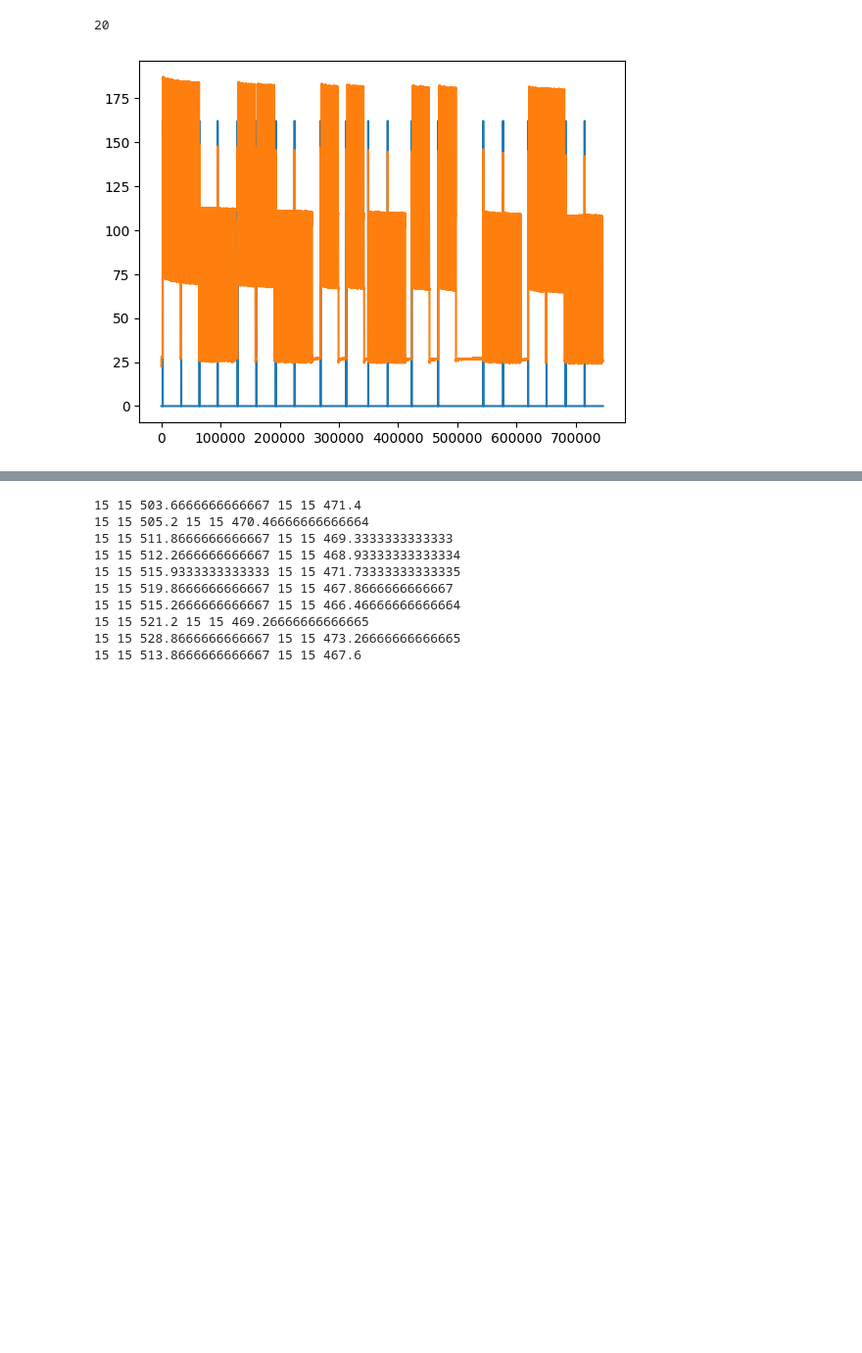
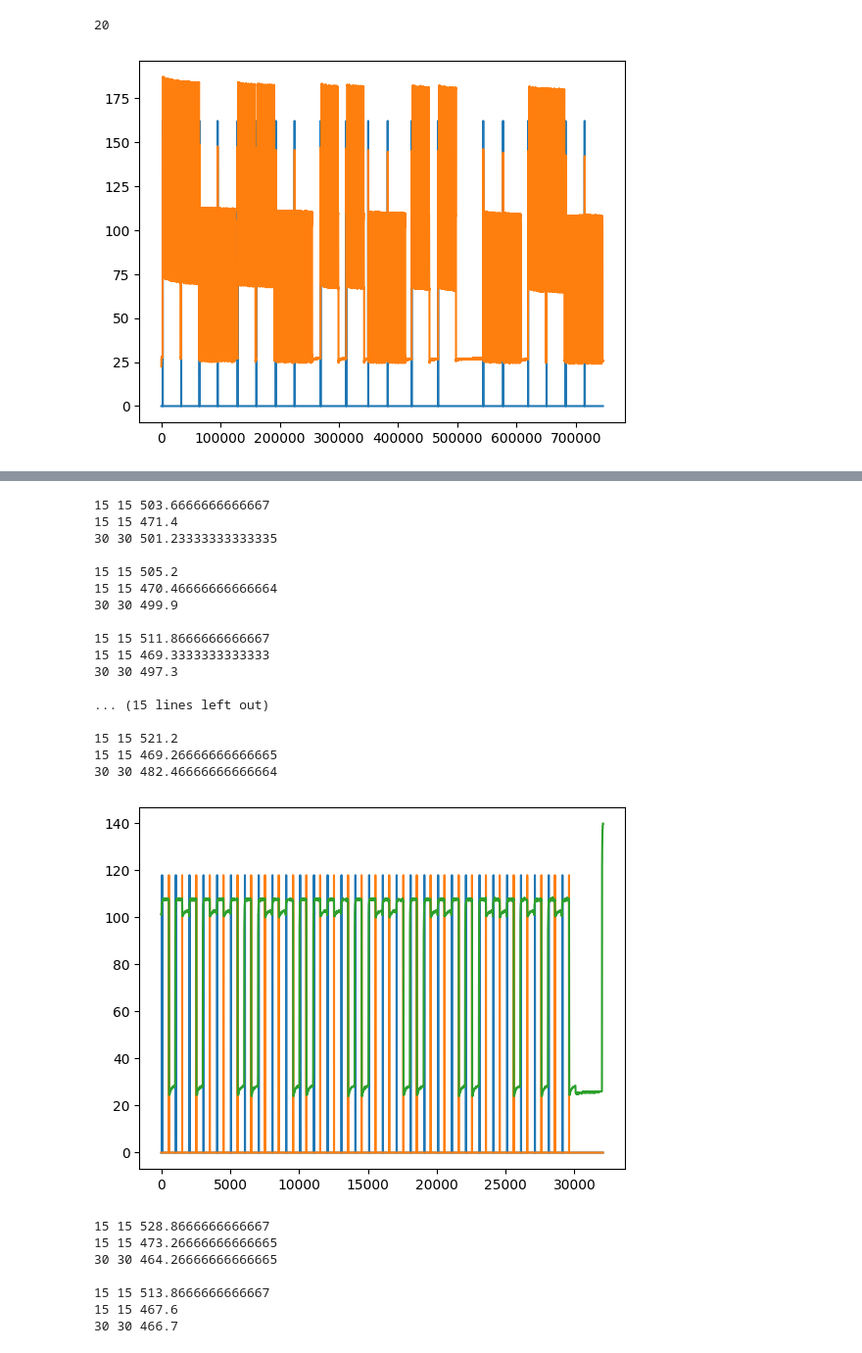
Before and after one commit to tomasccpt/eegaming, a Jupyter notebook: Process_Collected/segmentation.ipynb, the cells around one changed output, grey strips where cells are left out. Shown at 98% size. Drawn from its saved outputs; the diff is of its cells as text; code cells hidden in the pictures; blank space fills up the shorter version.

```diff
--- a/Process_Collected/segmentation.ipynb
+++ b/Process_Collected/segmentation.ipynb
@@ -123,8 +187,13 @@ HANDS_MIN = 100
 FEET_MAX = 35
 FEET_MIN = 23
 
+REST_MIN = 106
+REST_MAX = 118
+
+
 hand_ranges = []
 feet_ranges = []
+rest_ranges_2 = []
 
 i = 1
 for r in task2_ranges:
@@ -153,46 +222,88 @@ for r in task2_ranges:
 	if feet_last[14] - feet_first[14] > 500:
 		feet_last[14] = feet_first[14] + 500
 
+
+	rest_samples = np.logical_and(tpr > REST_MIN, tpr < REST_MAX)
+	rest_first = getfirst(rest_samples)
+	rest_last = getlast(rest_samples)
+	if rest_last[0] < rest_first[0]:
+		if rest_last[0] < 500:
+			rest_last = rest_last[1:]
+		else:
+			rest_first = np.concatenate([[rest_last[0] - 480], rest_first])
+	rest_indexes_wanted = np.where(rest_last - rest_first > 100)[0]
+	rest_first = rest_first[rest_indexes_wanted]
+	rest_last = rest_last[rest_indexes_wanted]
+
 	temp_hand_ranges = np.array([left_first + r[0], left_last + r[0]]).T
 	temp_feet_ranges = np.array([right_first + r[0], right_last + r[0]]).T
+	temp_rest_ranges = np.array([rest_first + r[0], rest_last + r[0]]).T
 	hand_ranges.append(temp_left_ranges)
 	feet_ranges.append(temp_right_ranges)
+	rest_ranges_2.append(temp_rest_ranges)
 
 	# change i to print some run
-	if i == 0:
+	if i == 9:
 		plt.close()
-		HANDS = True
-		FEET = not HANDS
+		HANDS = False
+		FEET = False
+		REST = True
 		if HANDS:
 			hands_plot = np.zeros(tpr.shape)
 			hands_plot[hands_first] = HANDS_MAX
 			plt.plot(hands_plot)
 			hands_plot2 = np.zeros(tpr.shape)
 			hands_plot2[hands_last] = HANDS_MAX
 			plt.plot(hands_plot2)
 		if FEET:
 			feet_plot = np.zeros(tpr.shape)
 			feet_plot[feet_first] = FEET_MAX
 			plt.plot(feet_plot)
 			feet_plot2 = np.zeros(tpr.shape)
 			feet_plot2[feet_last] = FEET_MAX
 			plt.plot(feet_plot2)
+		if REST:
+			rest_plot = np.zeros(tpr.shape)
+			rest_plot[rest_first] = REST_MAX
+			plt.plot(rest_plot)
+			rest_plot2 = np.zeros(tpr.shape)
+			rest_plot2[rest_last] = REST_MAX
+			plt.plot(rest_plot2)
 		plt.plot(tpr)
 		plt.show()
 	i += 1
 
-	print(len(hands_first), len(hands_last), np.average(hands_last - hands_first), len(feet_first), len(feet_last), np.average(feet_last - feet_first))
+	print(len(hands_first), len(hands_last), np.average(hands_last - hands_first))
+	print(len(feet_first), len(feet_last), np.average(feet_last - feet_first))
+	print(len(rest_first), len(rest_last), np.average(rest_last - rest_first))
+	print()
 
 hand_ranges = np.concatenate(hand_ranges)
 feet_ranges = np.concatenate(feet_ranges)
+rest_ranges_2 = np.concatenate(rest_ranges_2)
 # %% [output]
-15 15 503.6666666666667 15 15 471.4
-15 15 505.2 15 15 470.46666666666664
-15 15 511.8666666666667 15 15 469.3333333333333
-15 15 512.2666666666667 15 15 468.93333333333334
-15 15 515.9333333333333 15 15 471.73333333333335
-15 15 519.8666666666667 15 15 467.8666666666667
-15 15 515.2666666666667 15 15 466.46666666666664
-15 15 521.2 15 15 469.26666666666665
-15 15 528.8666666666667 15 15 473.26666666666665
-15 15 513.8666666666667 15 15 467.6
+15 15 503.6666666666667
+15 15 471.4
+30 30 501.23333333333335
+
+15 15 505.2
+15 15 470.46666666666664
+30 30 499.9
+
+15 15 511.8666666666667
+15 15 469.3333333333333
+30 30 497.3
+
+... (15 lines left out)
+
+15 15 521.2
+15 15 469.26666666666665
+30 30 482.46666666666664
+[figure, added]
+15 15 528.8666666666667
+15 15 473.26666666666665
+30 30 464.26666666666665
+
+15 15 513.8666666666667
+15 15 467.6
+30 30 466.7
```
Also changed, not shown: parts of 4 cells of this notebook.
